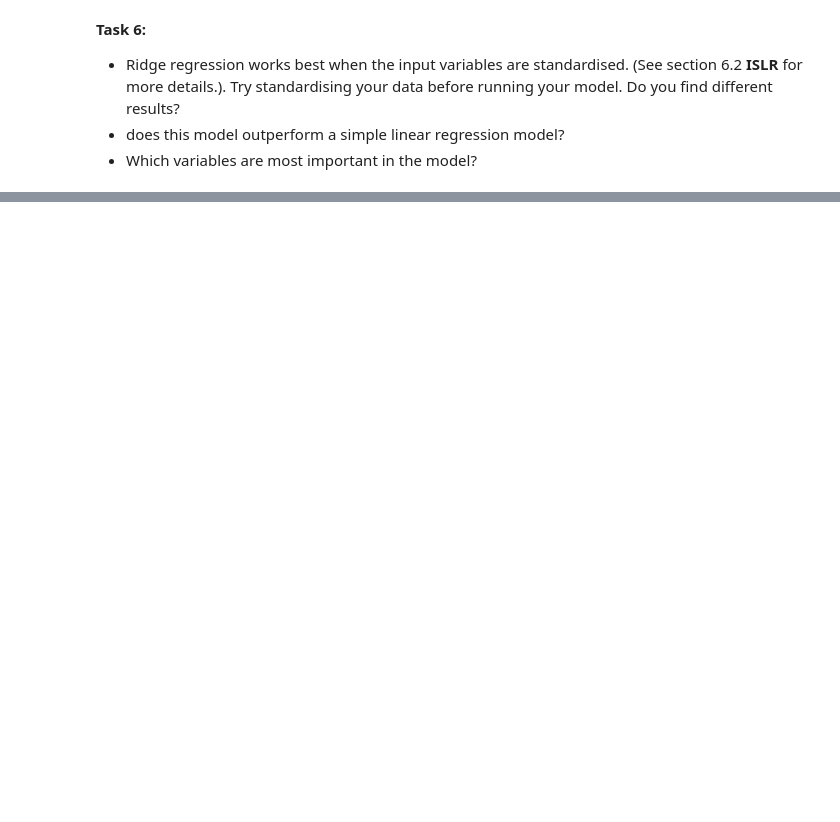
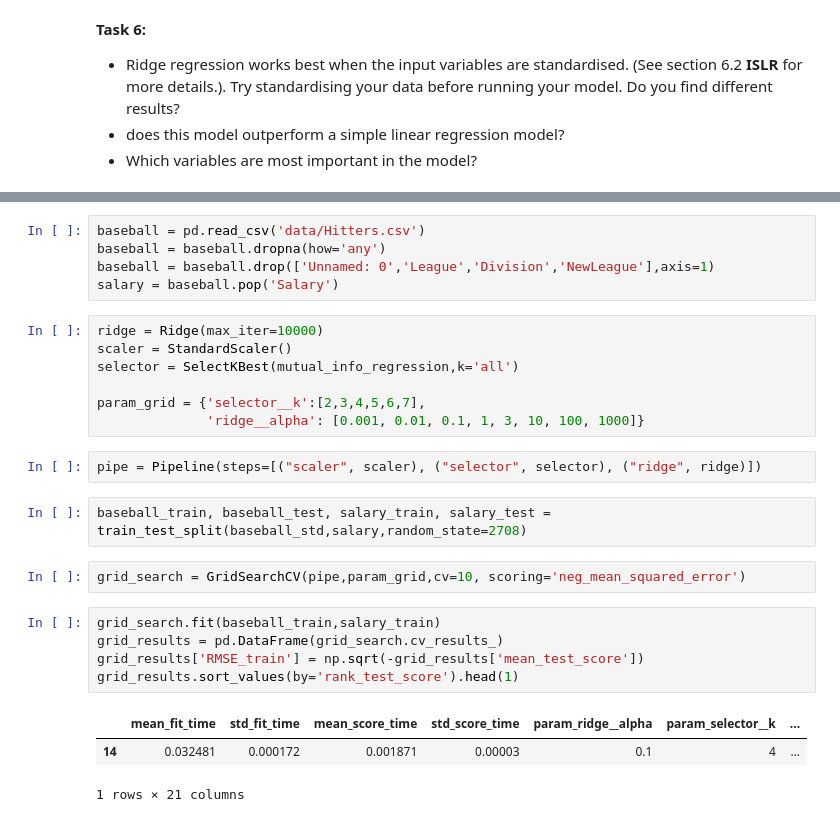
Before and after one commit to RaphaelBouvet/stats_3, a Jupyter notebook: Notebooks/03-CrossValidation&Regularisation.ipynb, the cells around one changed output, grey strips where cells are left out. Drawn from its saved outputs; the diff is of its cells as text; blank space fills up the shorter version.

Commit message:
fin iteration 3 : creation pipe et hyperparameters

```diff
--- a/Notebooks/03-CrossValidation&Regularisation.ipynb
+++ b/Notebooks/03-CrossValidation&Regularisation.ipynb
@@ -670,0 +744,27 @@ best_alpha = grid_results.loc[grid_results.rank_test_score.idxmin()]['param_alph
+# %%
+baseball = pd.read_csv('data/Hitters.csv')
+baseball = baseball.dropna(how='any')
+baseball = baseball.drop(['Unnamed: 0','League','Division','NewLeague'],axis=1)
+salary = baseball.pop('Salary')
+# %%
+ridge = Ridge(max_iter=10000)
+scaler = StandardScaler()
+selector = SelectKBest(mutual_info_regression,k='all')
+
+param_grid = {'selector__k':[2,3,4,5,6,7],
+              'ridge__alpha': [0.001, 0.01, 0.1, 1, 3, 10, 100, 1000]}
+# %%
+pipe = Pipeline(steps=[("scaler", scaler), ("selector", selector), ("ridge", ridge)])
+# %%
+baseball_train, baseball_test, salary_train, salary_test = train_test_split(baseball_std,salary,random_state=2708)
+# %%
+grid_search = GridSearchCV(pipe,param_grid,cv=10, scoring='neg_mean_squared_error')
+# %%
+grid_search.fit(baseball_train,salary_train)
+grid_results = pd.DataFrame(grid_search.cv_results_)
+grid_results['RMSE_train'] = np.sqrt(-grid_results['mean_test_score'])
+grid_results.sort_values(by='rank_test_score').head(1)
+# %% [output]
+|  | mean_fit_time | std_fit_time | mean_score_time | std_score_time | param_ridge__alpha | param_selector__k | ... |
+| 14 | 0.032481 | 0.000172 | 0.001871 | 0.00003 | 0.1 | 4 | ... |
+1 rows × 21 columns
```
Also changed, not shown: parts of 28 cells of this notebook.
